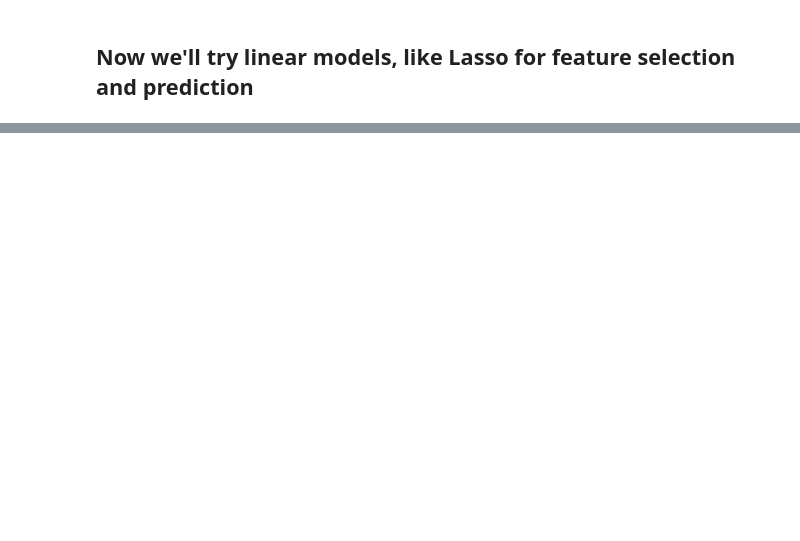
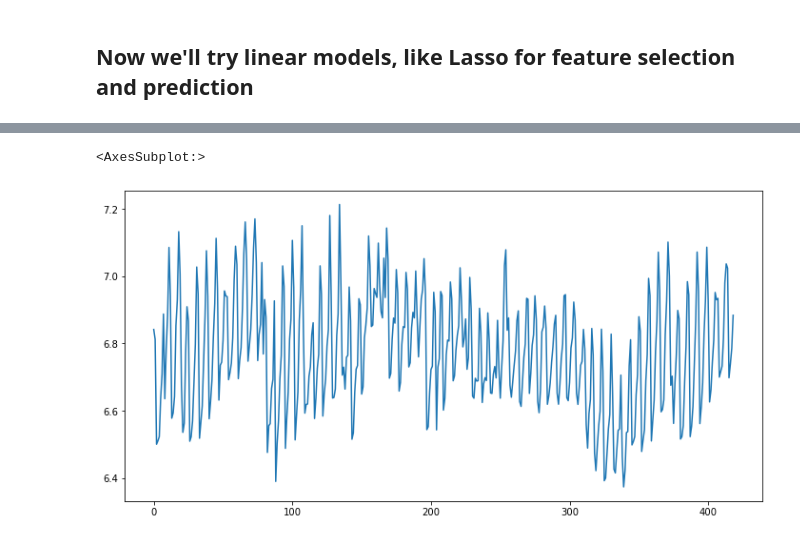
Before and after one commit to Raksh710/Predict-Sleep-Rob-Mulla-Kaggle-Competition, a Jupyter notebook: Trials-and-Errors/PS-4.ipynb, the cells around one changed output, grey strips where cells are left out. Cells and saved outputs as stored; diff of their text form; code cells hidden in the pictures; blank space fills up the shorter version.

```diff
--- a/Trials-and-Errors/PS-4.ipynb
+++ b/Trials-and-Errors/PS-4.ipynb
@@ -711,0 +760,5 @@ knn_cv['score_time'].mean()
+# %%
+cb = CatBoostRegressor(learning_rate=0.001, iterations=10000, random_state=42,feature_border_type='GreedyLogSum', leaf_estimation_method='Newton', bootstrap_type='Bayesian',
+                      random_strength=3.9118574582633683e-07, bagging_temperature=1.0962390428013222, od_type='IncToDec',  early_stopping_rounds=30)
+# %%
+cb.fit(X_train,y_train,eval_set=(X_test,y_test),use_best_model=True,verbose=False)
@@ -711,0 +784,3 @@ knn_cv['score_time'].mean()
+# %%
+sub = pd.read_csv('sample_submission.csv')
+sub.head()
@@ -711,0 +794,7 @@ knn_cv['score_time'].mean()
+# %%
+sub['sleep_hours'] = cb.predict(test3)
+# %%
+sub['sleep_hours'].plot(figsize=(12,6))
+# %% [output]
+<AxesSubplot:>
+[figure, added]
```
Also changed, not shown: parts of 37 cells of this notebook.
